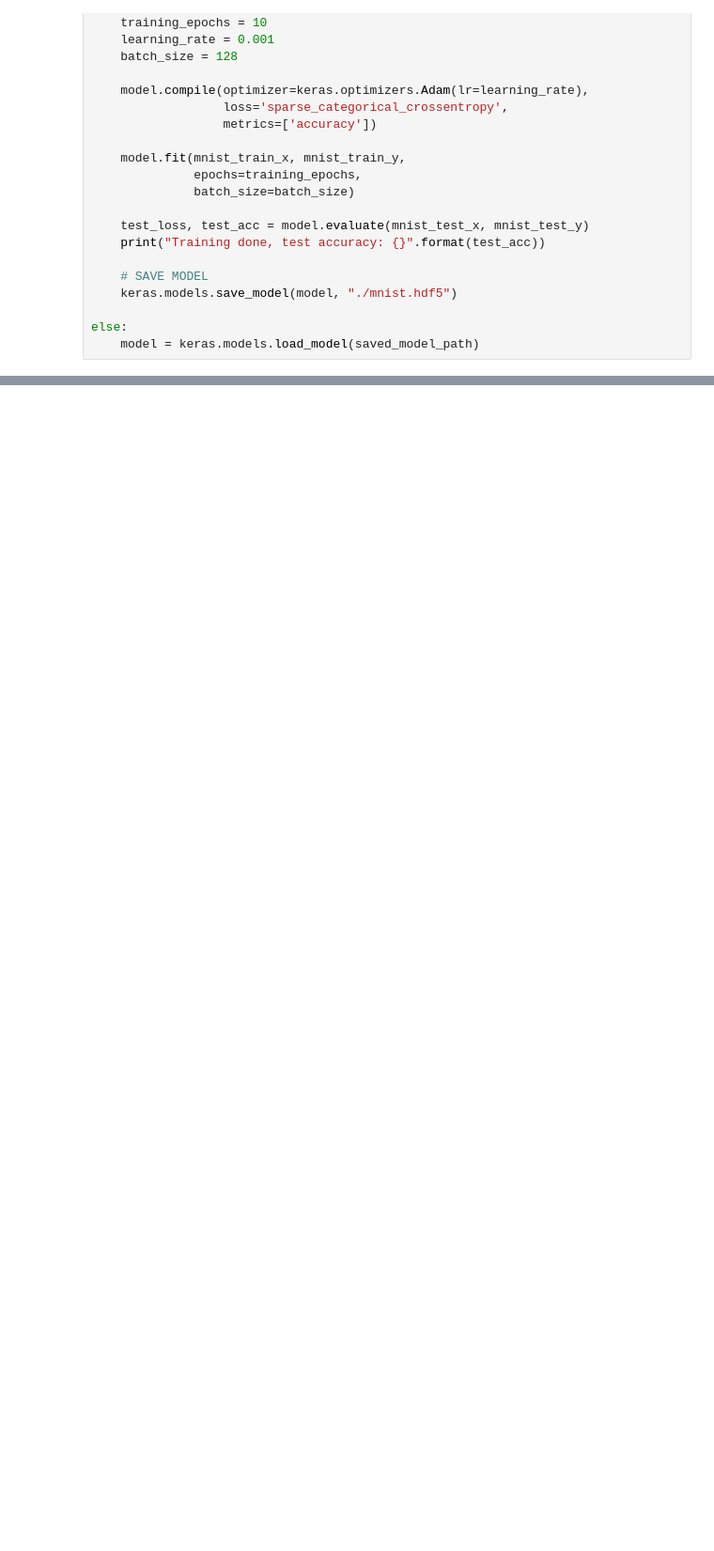
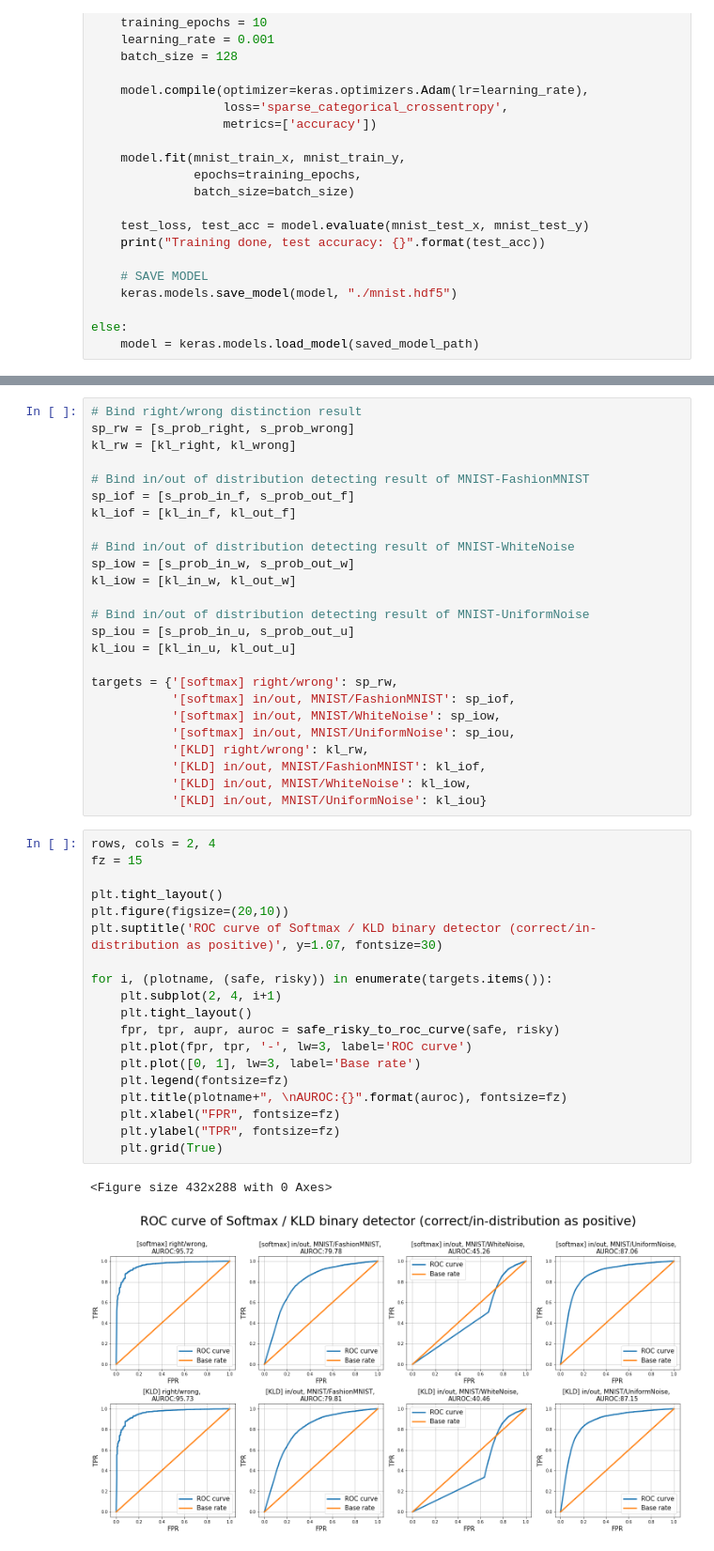
Before and after one commit to 2sang/OOD-baseline, a Jupyter notebook: 01.mnist_softmax_nb.ipynb, the cells around one changed output, grey strips where cells are left out. Shown at 94% size. Saved outputs shown, nothing was run; the diff lists cells and outputs as text; blank space fills up the shorter version.

```diff
--- a/01.mnist_softmax_nb.ipynb
+++ b/01.mnist_softmax_nb.ipynb
@@ -104,0 +115,47 @@ AUROC (%): 81.43
+# %%
+# Bind right/wrong distinction result
+sp_rw = [s_prob_right, s_prob_wrong]
+kl_rw = [kl_right, kl_wrong]
+
+# Bind in/out of distribution detecting result of MNIST-FashionMNIST
+sp_iof = [s_prob_in_f, s_prob_out_f]
+kl_iof = [kl_in_f, kl_out_f]
+
+# Bind in/out of distribution detecting result of MNIST-WhiteNoise
+sp_iow = [s_prob_in_w, s_prob_out_w]
+kl_iow = [kl_in_w, kl_out_w]
+
+# Bind in/out of distribution detecting result of MNIST-UniformNoise
+sp_iou = [s_prob_in_u, s_prob_out_u]
+kl_iou = [kl_in_u, kl_out_u]
+
+targets = {'[softmax] right/wrong': sp_rw,
+           '[softmax] in/out, MNIST/FashionMNIST': sp_iof,
+           '[softmax] in/out, MNIST/WhiteNoise': sp_iow,
+           '[softmax] in/out, MNIST/UniformNoise': sp_iou,
+           '[KLD] right/wrong': kl_rw,
+           '[KLD] in/out, MNIST/FashionMNIST': kl_iof,
+           '[KLD] in/out, MNIST/WhiteNoise': kl_iow,
+           '[KLD] in/out, MNIST/UniformNoise': kl_iou}
+# %%
+rows, cols = 2, 4
+fz = 15
+
+plt.tight_layout()
+plt.figure(figsize=(20,10))
+plt.suptitle('ROC curve of Softmax / KLD binary detector (correct/in-distribution as positive)', y=1.07, fontsize=30)
+
+for i, (plotname, (safe, risky)) in enumerate(targets.items()):
+    plt.subplot(2, 4, i+1)
+    plt.tight_layout()
+    fpr, tpr, aupr, auroc = safe_risky_to_roc_curve(safe, risky)
+    plt.plot(fpr, tpr, '-', lw=3, label='ROC curve')
+    plt.plot([0, 1], lw=3, label='Base rate')
+    plt.legend(fontsize=fz)
+    plt.title(plotname+", \nAUROC:{}".format(auroc), fontsize=fz)
+    plt.xlabel("FPR", fontsize=fz)
+    plt.ylabel("TPR", fontsize=fz)
+    plt.grid(True)
+# %% [output]
+<Figure size 432x288 with 0 Axes>
+[figure, added]
```
Also changed, not shown: parts of 3 cells of this notebook, 1 other file.
